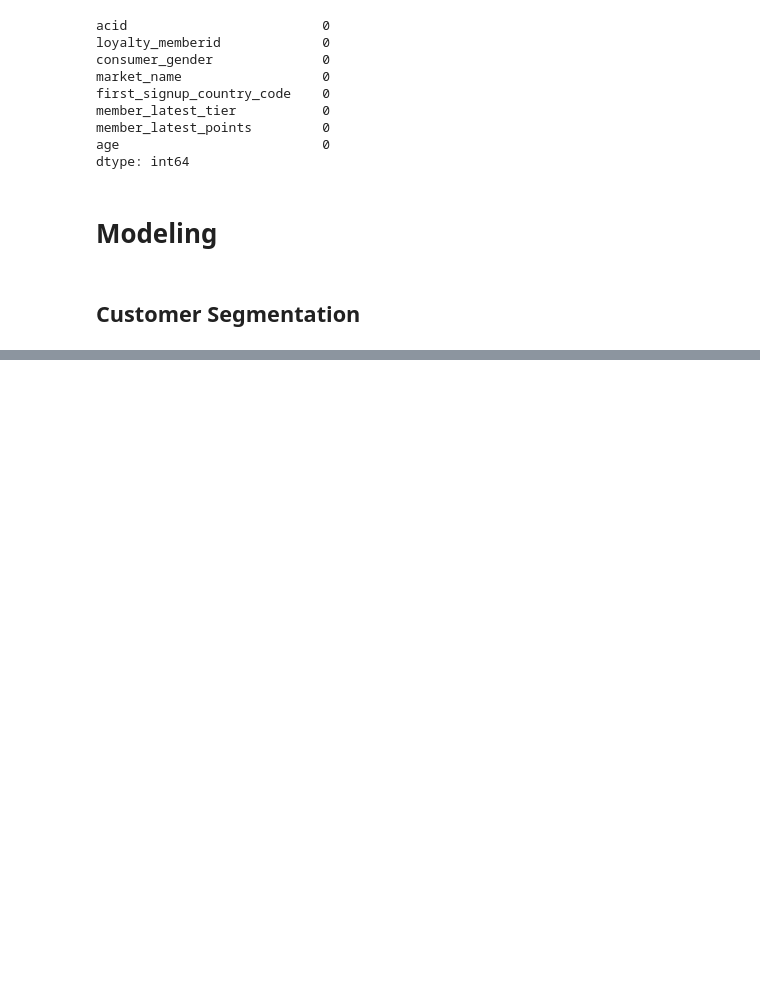
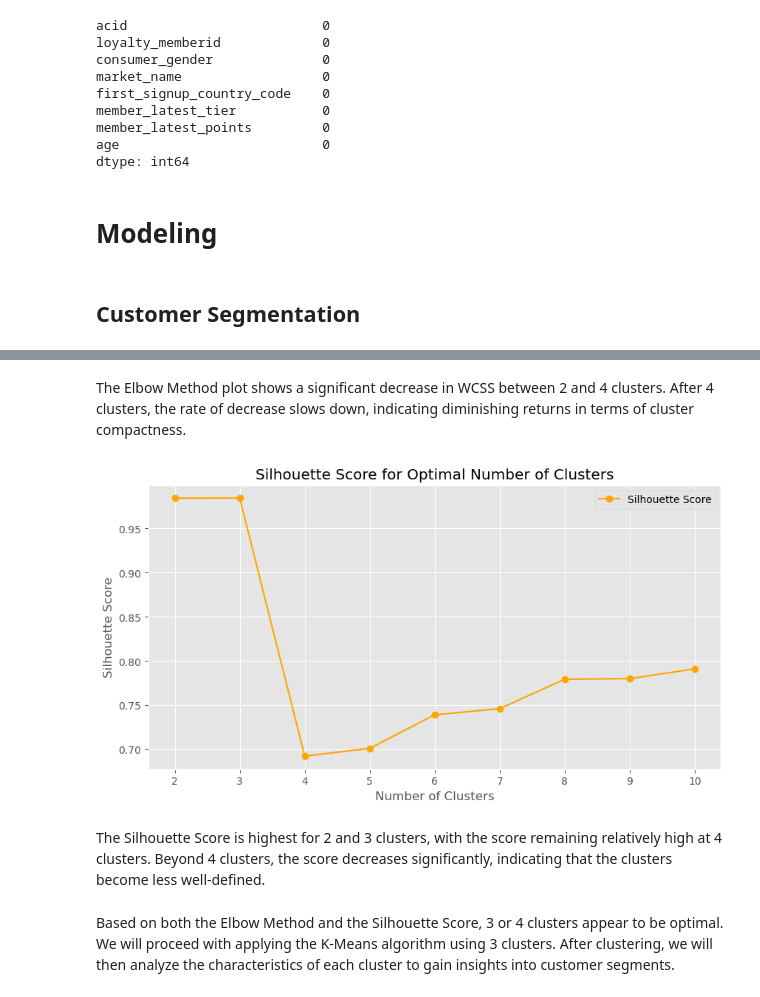
Before and after one commit to mbuvimuia/AdidasSmartRecs, a Jupyter notebook: notebook.ipynb, the cells around one changed output, grey strips where cells are left out. Saved outputs shown, nothing was run; the diff lists cells and outputs as text; code cells hidden in the pictures; blank space fills up the shorter version.

```diff
--- a/notebook.ipynb
+++ b/notebook.ipynb
@@ -600,0 +772,17 @@ dtype: int64
+# %% [markdown]
+The Elbow Method plot shows a significant decrease in WCSS between 2 and 4 clusters. After 4 clusters, the rate of decrease slows down, indicating diminishing returns in terms of cluster compactness.
+# %%
+# Plot the Silhouette Score results
+plt.figure(figsize=(10, 5))
+plt.plot(range(2, 11), silhouette_scores, marker='o', label='Silhouette Score', color='orange')
+plt.title('Silhouette Score for Optimal Number of Clusters')
+plt.xlabel('Number of Clusters')
+plt.ylabel('Silhouette Score')
+plt.legend()
+plt.show()
+# %% [output]
+[figure, added]
+# %% [markdown]
+The Silhouette Score is highest for 2 and 3 clusters, with the score remaining relatively high at 4 clusters. Beyond 4 clusters, the score decreases significantly, indicating that the clusters become less well-defined.
+# %% [markdown]
+Based on both the Elbow Method and the Silhouette Score, 3 or 4 clusters appear to be optimal. We will proceed with applying the K-Means algorithm using 3 clusters. After clustering, we will then analyze the characteristics of each cluster to gain insights into customer segments.
```
Also changed, not shown: parts of 23 cells of this notebook.
